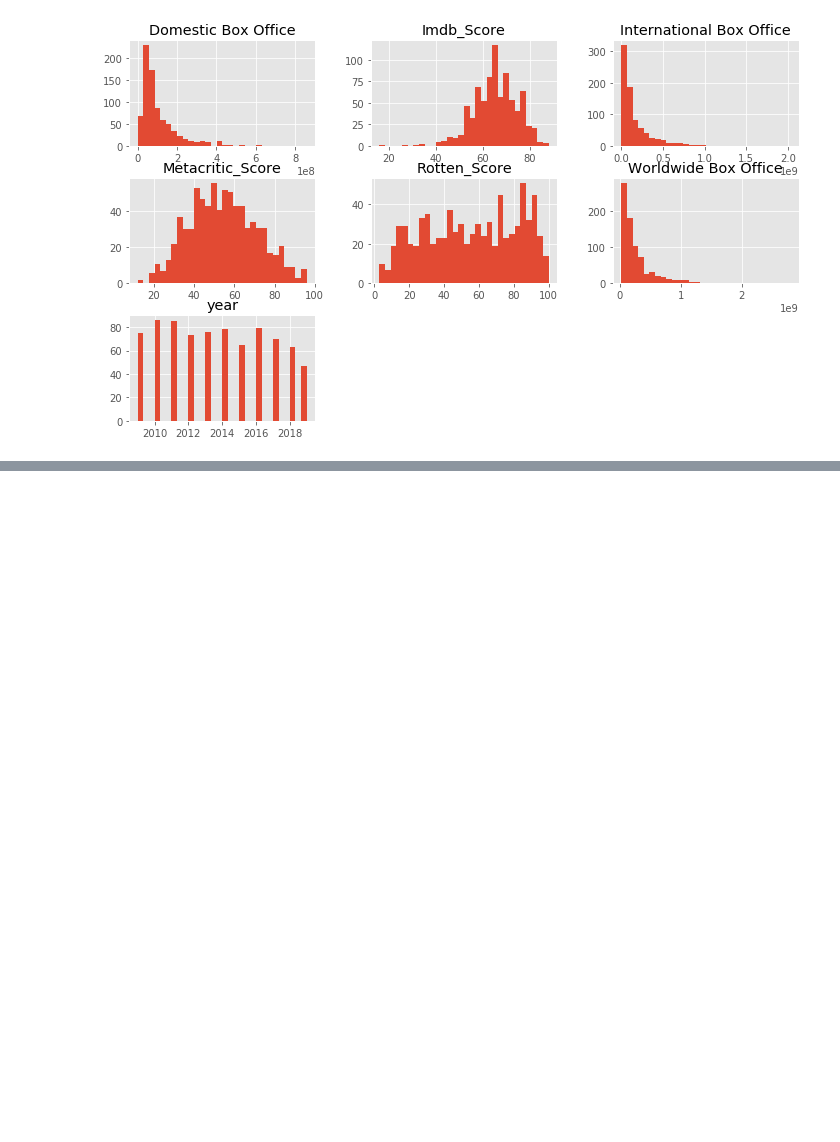
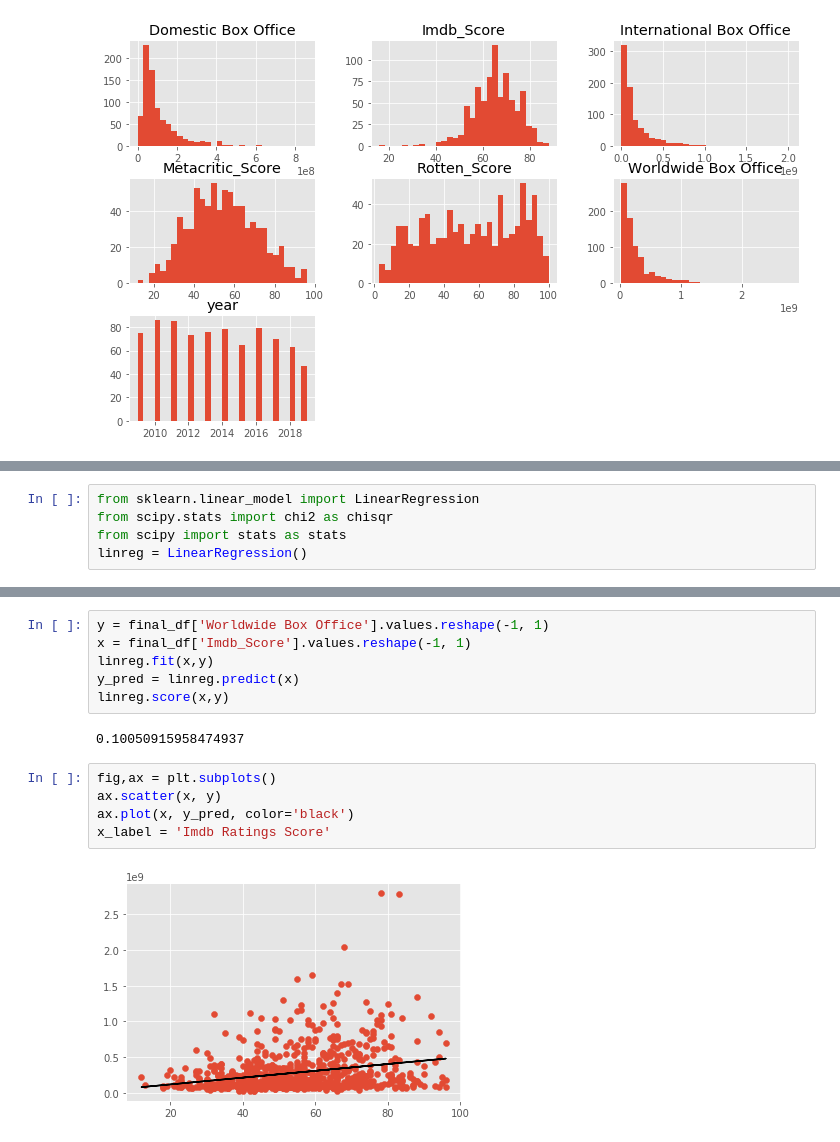
Before and after one commit to ColinMaloney/movies, a Jupyter notebook: yearly_rating.ipynb, the cells around one changed output, grey strips where cells are left out. Cells and saved outputs as stored; diff of their text form; blank space fills up the shorter version.

```diff
--- a/yearly_rating.ipynb
+++ b/yearly_rating.ipynb
@@ -269,0 +394,5 @@ year
+# %%
+from sklearn.linear_model import LinearRegression
+from scipy.stats import chi2 as chisqr
+from scipy import stats as stats
+linreg = LinearRegression()
@@ -269,0 +426,15 @@ year
+# %%
+y = final_df['Worldwide Box Office'].values.reshape(-1, 1)
+x = final_df['Imdb_Score'].values.reshape(-1, 1)
+linreg.fit(x,y)
+y_pred = linreg.predict(x)
+linreg.score(x,y)
+# %% [output]
+0.10050915958474937
+# %%
+fig,ax = plt.subplots()
+ax.scatter(x, y)
+ax.plot(x, y_pred, color='black')
+x_label = 'Imdb Ratings Score'
+# %% [output]
+[figure, added]
```
Also changed, not shown: parts of 50 cells of this notebook, 1 other file.
